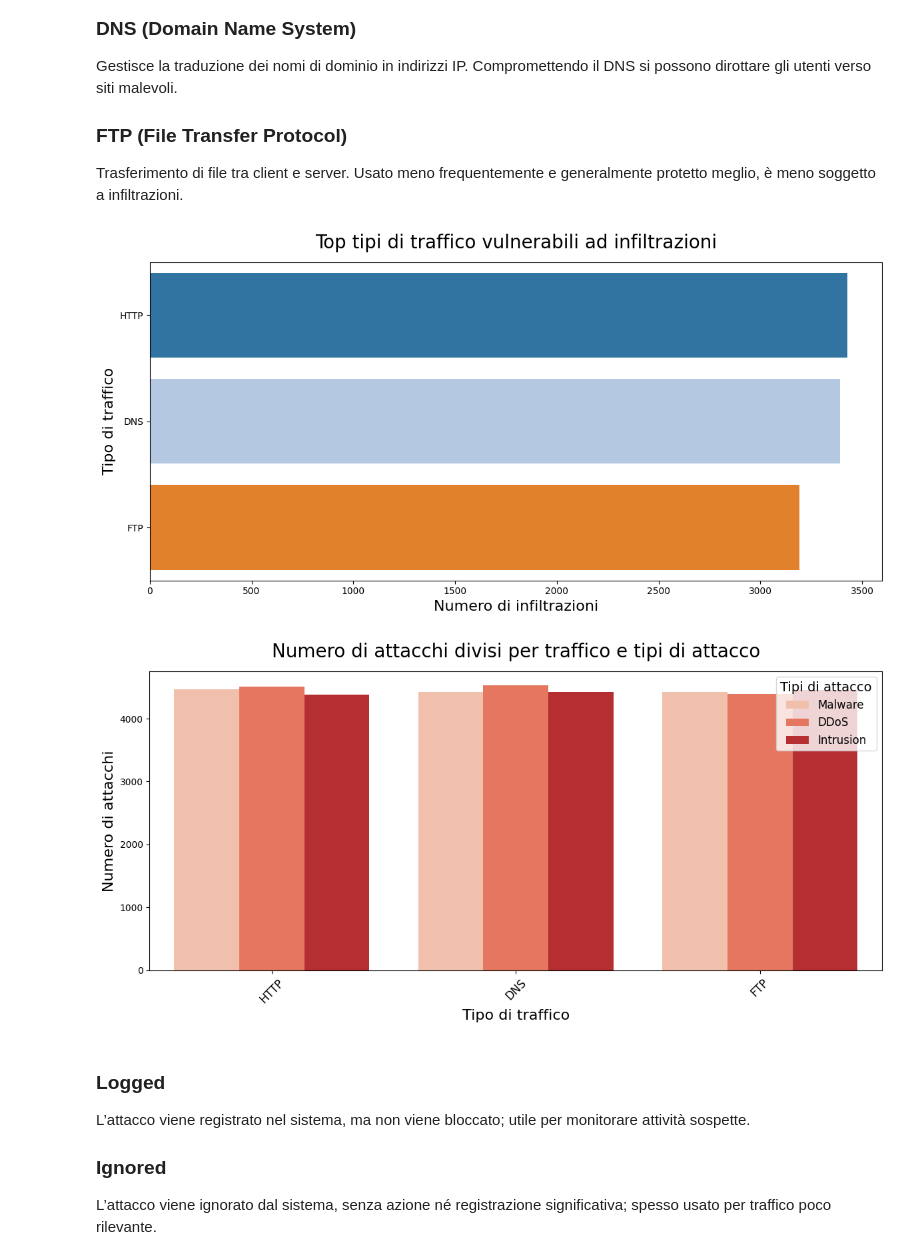
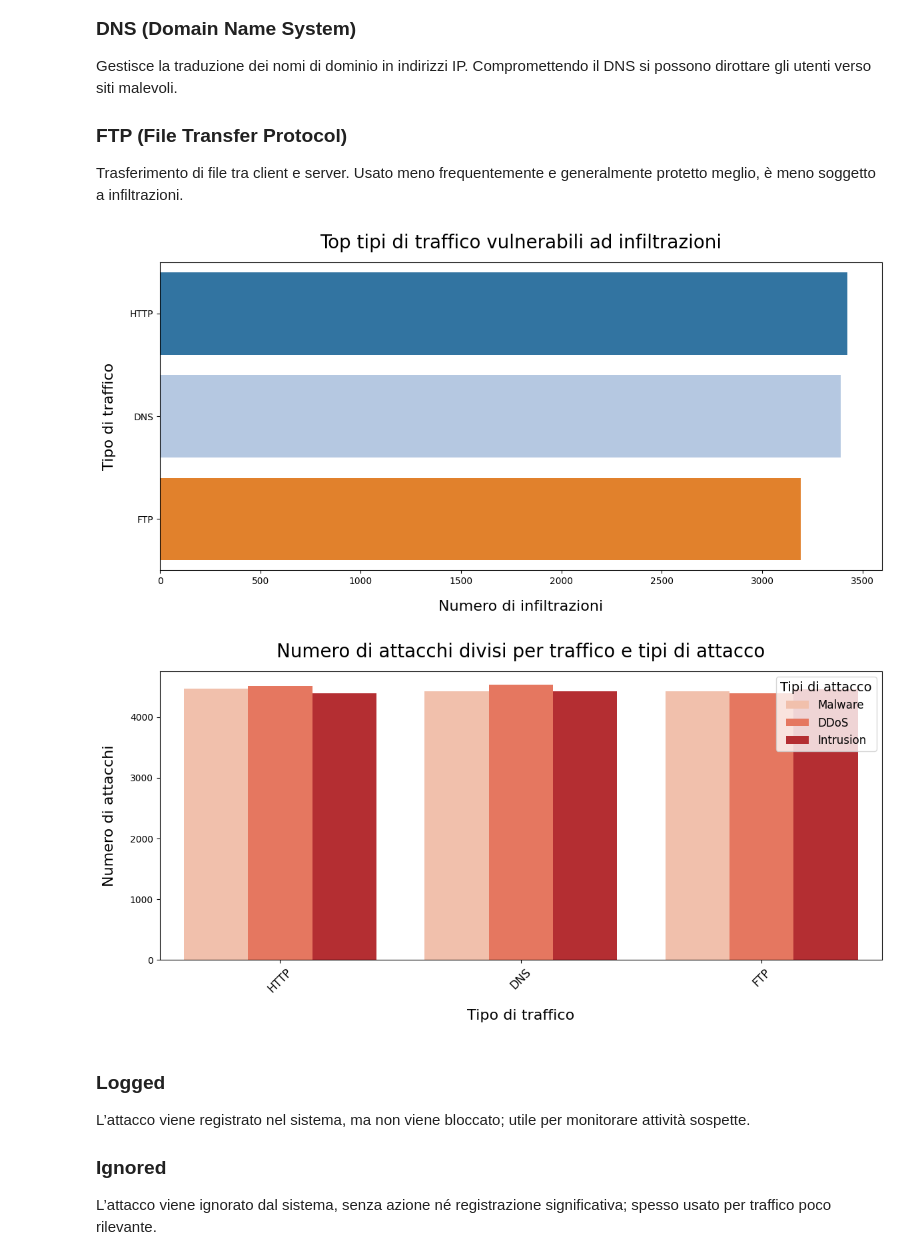
Before and after one commit to Fr0sT02/Progetto-Data-Science-, a Jupyter notebook: Progetto_DS.ipynb, the cells around one changed output. Cells and saved outputs as stored; diff of their text form; code cells hidden in the pictures.

```diff
--- a/Progetto_DS.ipynb
+++ b/Progetto_DS.ipynb
@@ -250,32 +250,32 @@ sns.barplot(
 )
 
 plt.title('Top tipi di traffico vulnerabili ad infiltrazioni', fontsize=20, pad=15)
-plt.xlabel('Numero di infiltrazioni', fontsize=16)
-plt.ylabel('Tipo di traffico', fontsize=16)
+plt.xlabel('Numero di infiltrazioni', fontsize=16, labelpad=15)
+plt.ylabel('Tipo di traffico', fontsize=16, labelpad=15)
 plt.tight_layout()
 plt.show()
 # %% [output]
-[figure, old version]
+[figure, new version]
 # %%
 # Plot
 plt.figure(figsize=(12, 6))
 
 ax = sns.countplot(
     data=df,
     x="Traffic Type",
     hue="Attack Type",
     palette="Reds"
 )
 
 plt.title("Numero di attacchi divisi per traffico e tipi di attacco", fontsize=20, pad=15)
-plt.xlabel("Tipo di traffico", fontsize=16)
-plt.ylabel("Numero di attacchi", fontsize=16)
+plt.xlabel("Tipo di traffico", fontsize=16, labelpad=15)
+plt.ylabel("Numero di attacchi", fontsize=16, labelpad=15)
 plt.xticks(rotation=45, fontsize=12)
 plt.legend(title="Tipi di attacco", fontsize=12, title_fontsize=14)
 plt.tight_layout()
 plt.show()
 # %% [output]
-[figure, old version]
+[figure, new version]
 # %% [markdown]
 ### Logged
 L’attacco viene registrato nel sistema, ma non viene bloccato; utile per monitorare attività sospette.
```
Also changed, not shown: parts of 6 cells of this notebook.
